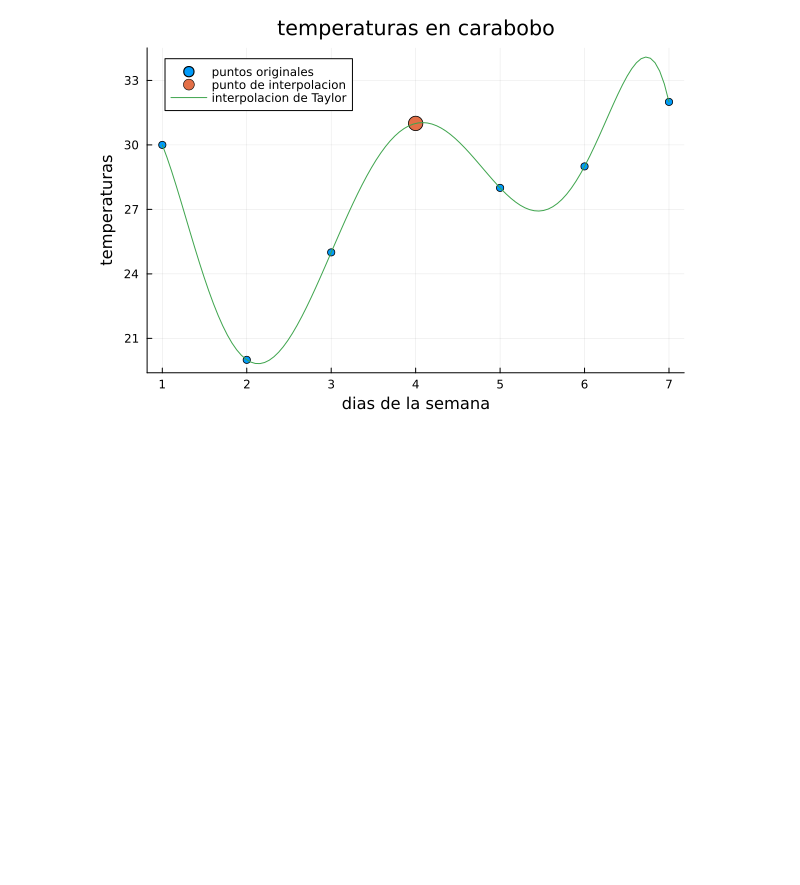
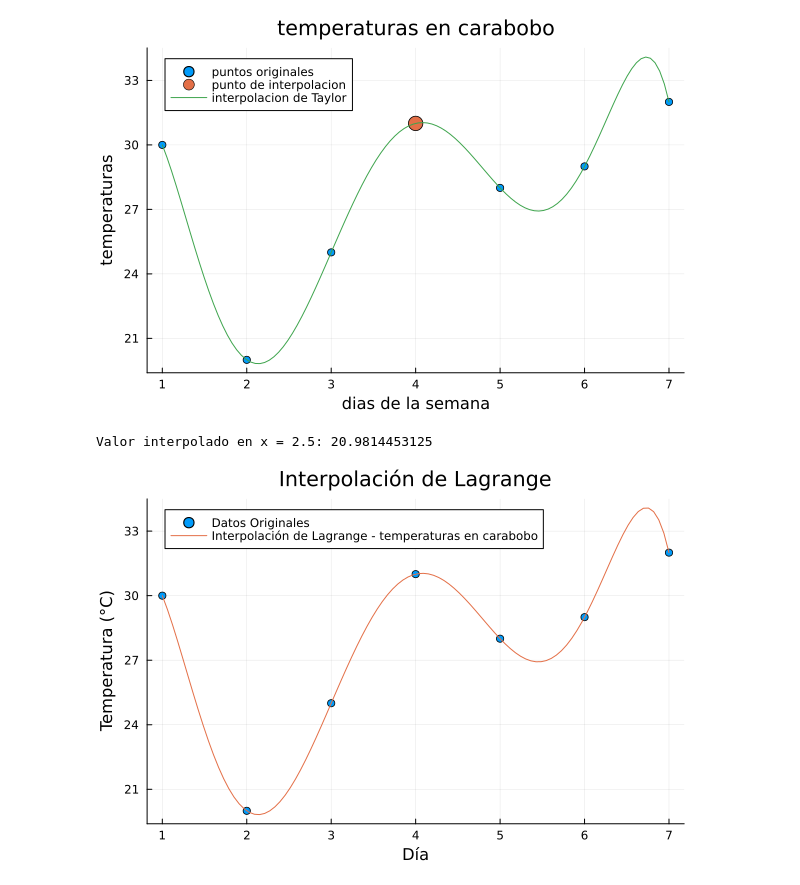
Before and after one commit to EmilioUzcategui/pruebas-grupales-calculo-numerico, a Jupyter notebook: parciales/proyecto2_calculo_numerico.ipynb, the cells around one changed output. Saved outputs shown, nothing was run; the diff lists cells and outputs as text; code cells hidden in the pictures; blank space fills up the shorter version.

```diff
--- a/parciales/proyecto2_calculo_numerico.ipynb
+++ b/parciales/proyecto2_calculo_numerico.ipynb
@@ -47,3 +47,43 @@ scatter!([4], [31], markersize=8, label="punto de interpolacion")
 plot!(datos_x,datos_y,label="interpolacion de Taylor")
 # %% [output]
 [figure]
+# %%
+using Plots
+using PyCall
+
+# Definir los datos originales
+xi = [1.0, 2.0, 3.0, 4.0, 5.0, 6.0, 7.0]
+yi = [30.0, 20.0, 25.0, 31.0, 28.0, 29.0, 32.0]
+
+# Definir la función de interpolación de Lagrange
+function lagrange_interp(x, xi, yi)
+    n = length(xi)
+    L = 0
+    for i in 1:n
+        l_i = 1
+        for j in 1:n
+            if j != i
+                l_i *= (x - xi[j]) / (xi[i] - xi[j])
+            end
+        end
+        L += l_i * yi[i]
+    end
+    return L
+end
+
+# Interpolación en x = 2.5
+x_interp = 2.5
+y_interp = lagrange_interp(x_interp, xi, yi)
+println("Valor interpolado en x = $x_interp: $y_interp")
+
+# Generar datos para la interpolación de Lagrange
+x_range = range(minimum(xi), stop=maximum(xi), length=100)
+y_range = [lagrange_interp(x, xi, yi) for x in x_range]
+
+# Graficar los datos originales y la interpolación de Lagrange
+plot(xi, yi, seriestype=:scatter, label="Datos Originales", xlabel="Día", ylabel="Temperatura (°C)",
+    title="Interpolación de Lagrange", legend=:topleft, grid=true)
+plot!(x_range, y_range, label="Interpolación de Lagrange - temperaturas en carabobo")
+# %% [output]
+Valor interpolado en x = 2.5: 20.9814453125
+[figure, added]
```
Also changed, not shown: parts of 2 cells of this notebook.
